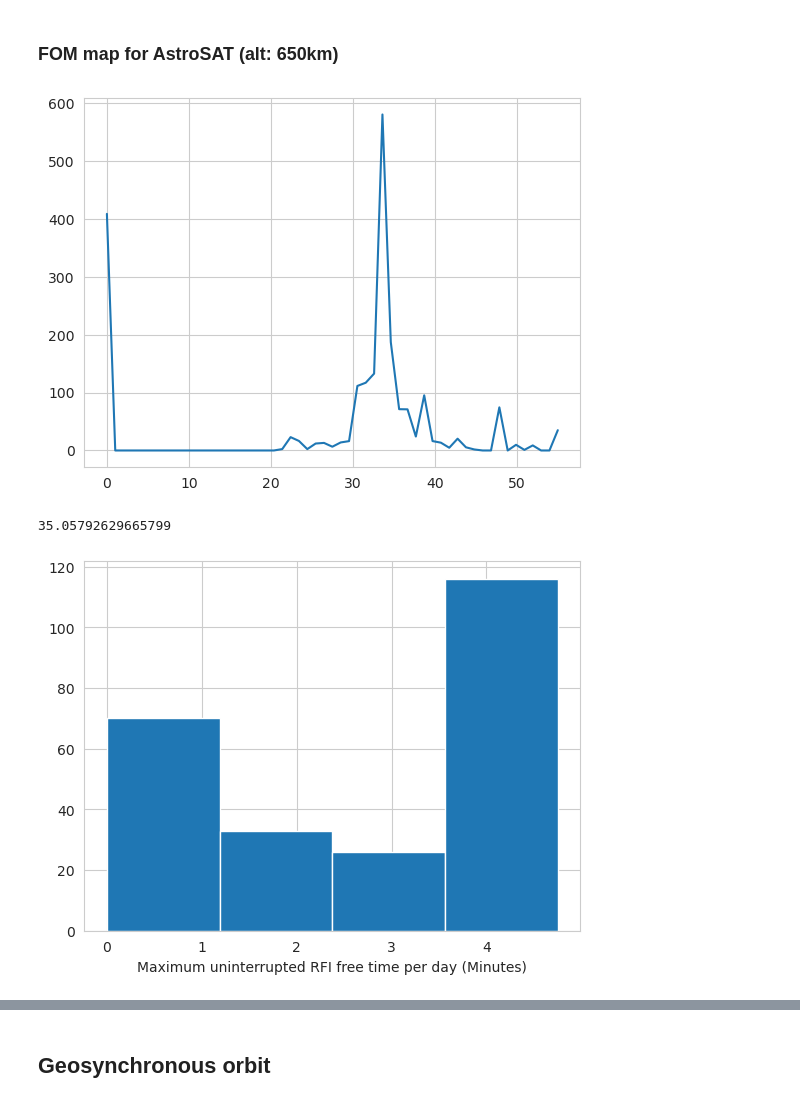
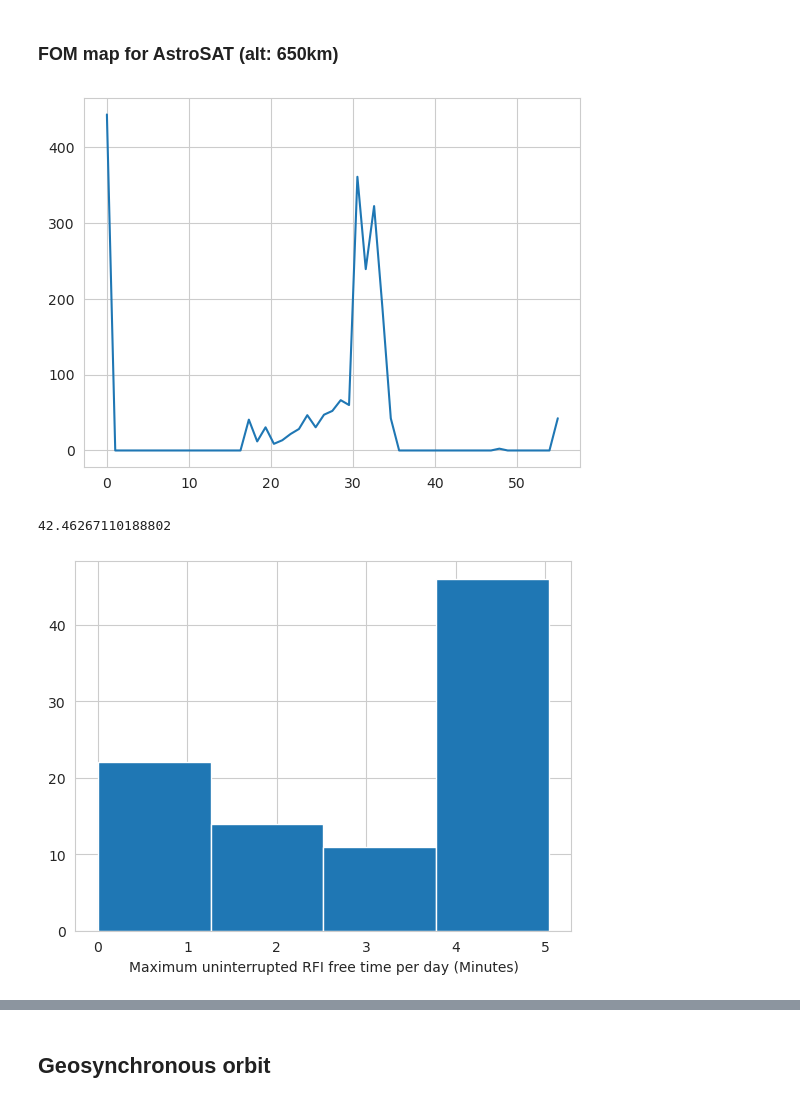
Before and after one commit to Bharatcs/rfi, a Jupyter notebook: Project/STARFIRE_main.ipynb, the cells around one changed output, grey strips where cells are left out. Cells and saved outputs as stored; diff of their text form; code cells hidden in the pictures.

```diff
--- a/Project/STARFIRE_main.ipynb
+++ b/Project/STARFIRE_main.ipynb
@@ -114,3 +114,5 @@ Execution time: 2.000318237543106 hours
+# %%
+power_output[:,:,:]+=300
 # %%
 # np.save('/home/saurabhs/Documents/Yogen_starfire/skymodels/elev_angle.npy',elev_angle)
 # %%
@@ -152,7 +154,7 @@ tot_band=freq_range[-1]-freq_range[0]
 # this cell calculates FOM of each pixel over an altitude of 705 km
 FOM_map=np.zeros(hp.nside2npix(nside))
 for i in range(len(FOM_map)):
-	num_of_rfi_chan=len(freq_range[power_output[1,i,:]!=0])
-	rfi_band=0.244*num_of_rfi_chan
+	num_of_rfi_chan=len(freq_range[power_output[1,i,:]>300])
+	rfi_band=num_of_rfi_chan
 	usable_band=tot_band-rfi_band
 	FOM_map[i]+=usable_band
@@ -263,7 +259,7 @@ np.max(power_output[0,:,:])*1e-10
 FOM_map=np.zeros(hp.nside2npix(nside))
 for i in range(len(FOM_map)):
 	num_of_rfi_chan=len(freq_range[power_output[0,i,:]!=0])
-	rfi_band=0.244*num_of_rfi_chan
+	rfi_band=num_of_rfi_chan
 	usable_band=tot_band-rfi_band
 	FOM_map[i]+=usable_band
 # %%
@@ -275,45 +271,45 @@ equisunlit=np.load('../ground_tracks/equi_GT/sunlit.npy')
 # %%
 
 
 FOMtime=np.zeros(55)
 for i in range(len(equilat)):
     for j in range(len(equilat[0])):
         orbpix=hp.ang2pix(nside,equilon[i,j],equilat[i,j],lonlat=True)
         fomval=int(FOM_map[orbpix])
         if equisunlit[i,j]==True:
             FOMtime[fomval]+=0
         else:
             FOMtime[fomval]+=deltaT
 
 fomvals=np.linspace(0,55,55)
 plt.plot(fomvals,(FOMtime/3600))
 plt.show()
 
-dailymax=[]
-dailytotal=[]
-for h in range(equilat.shape[0]):
-    oneslice=equisunlit[h,:]
-    count=0
-    foms=[]
-    for k in range(len(oneslice)):
-        if oneslice[k-1]==oneslice[k]==False:
-            pix=hp.ang2pix(nside,equilon[h,k],equilat[h,k],lonlat=True)
-            foms.append(int(FOM_map[pix]))
-            valz=[]
-            for i in range(len(foms)-1):
-                if foms[i+1]==foms[i]>=thresholdFOM:
-                    count+=1
-                else:
-                    valz.append(count*(deltaT/60))
-                    count=0
-    dailymax.append(max(valz))
-    dailytotal.append(sum(valz))
+# dailymax=[]
+# dailytotal=[]
+# for h in range(equilat.shape[0]):
+#     oneslice=equisunlit[h,:]
+#     count=0
+#     foms=[]
+#     for k in range(len(oneslice)):
+#         if oneslice[k-1]==oneslice[k]==False:
+#             pix=hp.ang2pix(nside,equilon[h,k],equilat[h,k],lonlat=True)
+#             foms.append(int(FOM_map[pix]))
+#             valz=[]
+#             for i in range(len(foms)-1):
+#                 if foms[i+1]==foms[i]>=thresholdFOM:
+#                     count+=1
+#                 else:
+#                     valz.append(count*(deltaT/60))
+#                     count=0
+#     dailymax.append(max(valz))
+#     dailytotal.append(sum(valz))
 # %% [output]
-[figure, old version]
+[figure, new version]
 # %%
 FOMtime[-1]/3600
 # %% [output]
-35.05792629665799
+42.46267110188802
 # %%
 from src2.FDrule import FDrule
 sns.set_style('whitegrid')
@@ -322,7 +318,7 @@ plt.xlabel('Maximum uninterrupted RFI free time per day (Minutes)')
 # plt.savefig('/home/saurabhs/Documents/Yogen_starfire/SF_images/equi_unint.pdf',dpi=600,bbox_inches='tight')
 plt.show()
 # %% [output]
-[figure, old version]
+[figure, new version]
 # %%
 # compare the two orbits:
 plt.scatter(fomvals,FOMtime/3600,label='Equatorial',marker='*')
```
Also changed, not shown: parts of 17 cells of this notebook, 1 other file.
